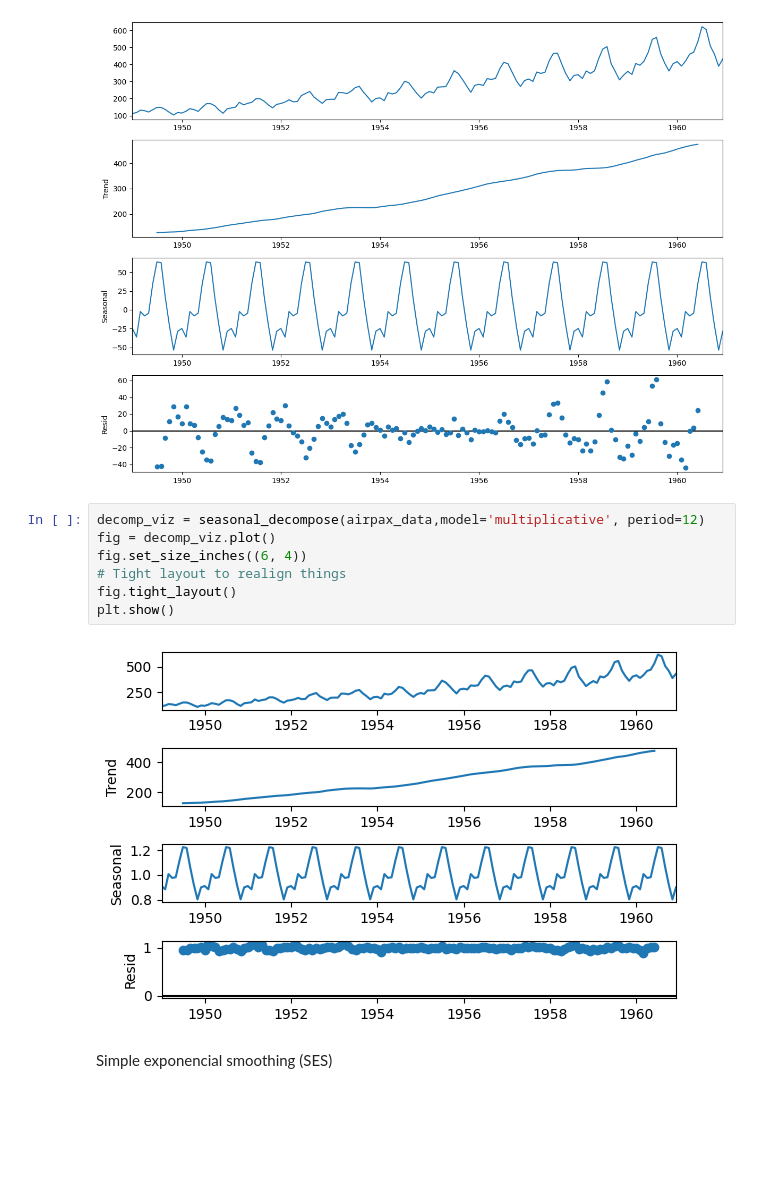
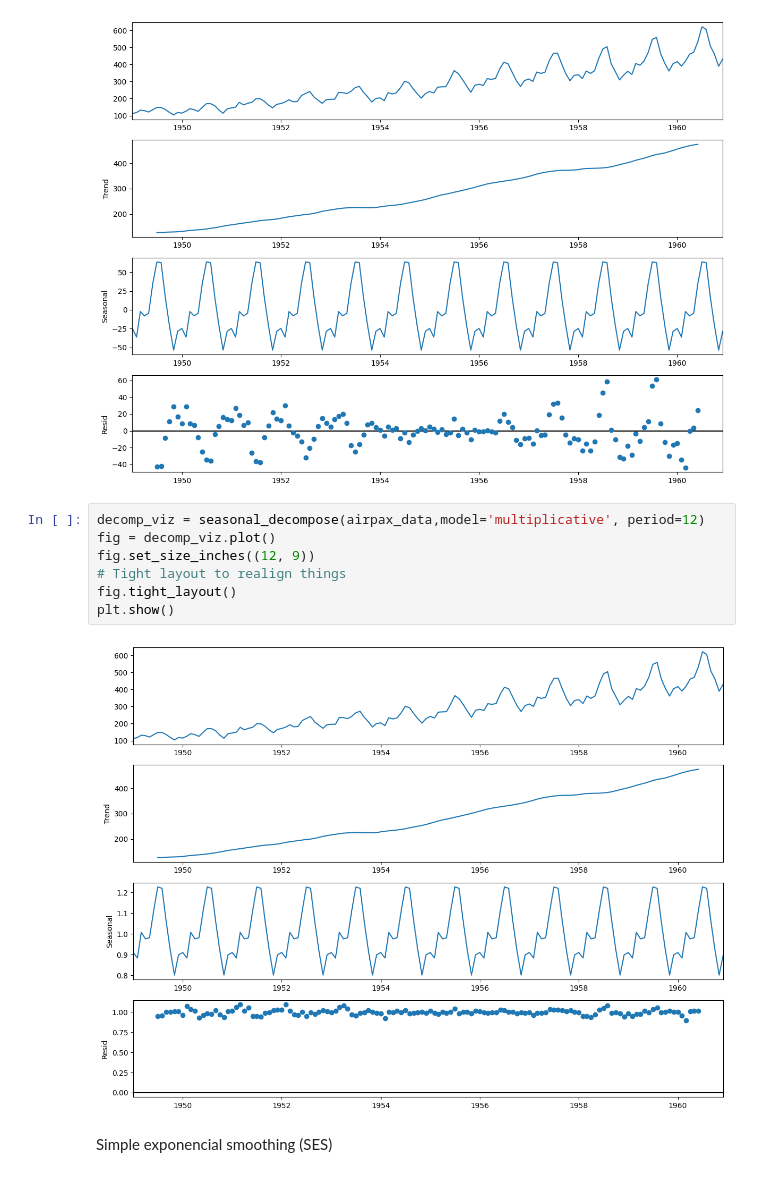
Before and after one commit to sarudalf3/ExponencialSmoothing, a Jupyter notebook: smooth.ipynb, the cells around one changed output. Drawn from its saved outputs; the diff is of its cells as text; blank space fills up the shorter version.

```diff
--- a/smooth.ipynb
+++ b/smooth.ipynb
@@ -39,12 +39,12 @@ plt.show()
 # %%
 decomp_viz = seasonal_decompose(airpax_data,model='multiplicative', period=12)
 fig = decomp_viz.plot()
-fig.set_size_inches((6, 4))
+fig.set_size_inches((12, 9))
 # Tight layout to realign things
 fig.tight_layout()
 plt.show()
 # %% [output]
-[figure, old version]
+[figure, new version]
 # %% [markdown]
 Simple exponencial smoothing (SES)
 # %%
```
Also changed, not shown: parts of 1 cell of this notebook.
